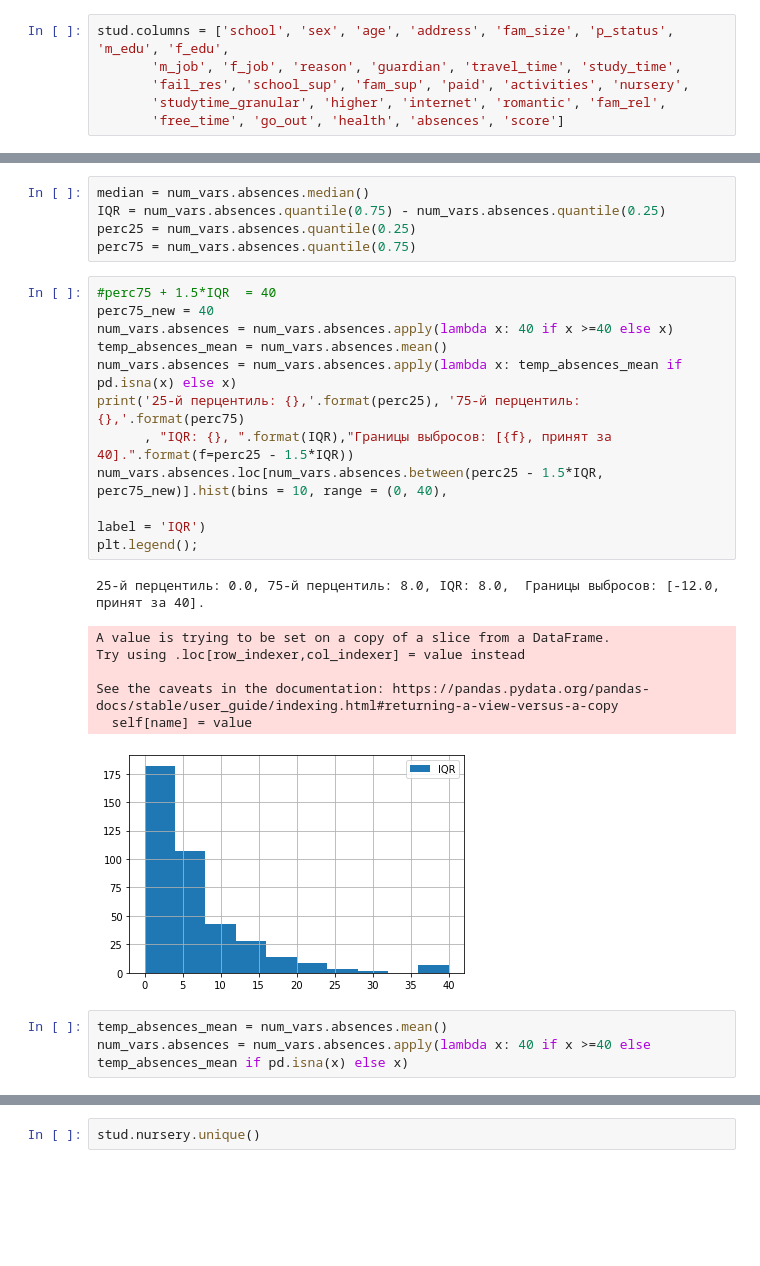
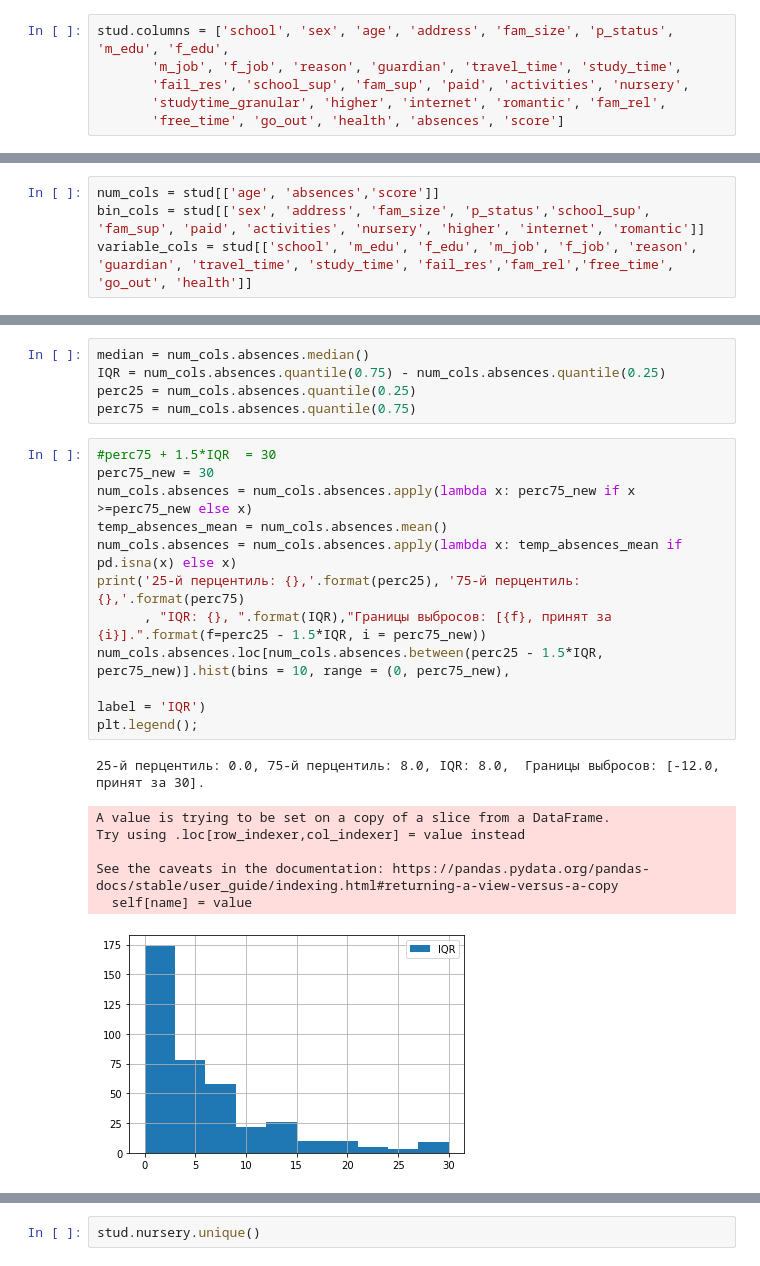
Before and after one commit to AnorVen/skillfactory_rds, a Jupyter notebook: module2/module2.ipynb, the cells around one changed output, grey strips where cells are left out. Drawn from its saved outputs; the diff is of its cells as text; blank space fills up the shorter version.

```diff
--- a/Untitled.ipynb
+++ b/module2/module2.ipynb
@@ -75,0 +139,4 @@ num_vars = stud[['age', 'absences','score']]
+# %%
+num_cols = stud[['age', 'absences','score']]
+bin_cols = stud[['sex', 'address', 'fam_size', 'p_status','school_sup', 'fam_sup', 'paid', 'activities', 'nursery', 'higher', 'internet', 'romantic']]
+variable_cols = stud[['school', 'm_edu', 'f_edu', 'm_job', 'f_job', 'reason', 'guardian', 'travel_time', 'study_time', 'fail_res','fam_rel','free_time', 'go_out', 'health']]
@@ -132,28 +199,25 @@ num_vars.absences.value_counts()
 Name: absences, dtype: int64
 # %%
-median = num_vars.absences.median()
-IQR = num_vars.absences.quantile(0.75) - num_vars.absences.quantile(0.25)
-perc25 = num_vars.absences.quantile(0.25)
-perc75 = num_vars.absences.quantile(0.75)
+median = num_cols.absences.median()
+IQR = num_cols.absences.quantile(0.75) - num_cols.absences.quantile(0.25)
+perc25 = num_cols.absences.quantile(0.25)
+perc75 = num_cols.absences.quantile(0.75)
 # %%
-#perc75 + 1.5*IQR  = 40
-perc75_new = 40
-num_vars.absences = num_vars.absences.apply(lambda x: 40 if x >=40 else x)
-temp_absences_mean = num_vars.absences.mean()
-num_vars.absences = num_vars.absences.apply(lambda x: temp_absences_mean if pd.isna(x) else x)
+#perc75 + 1.5*IQR  = 30
+perc75_new = 30
+num_cols.absences = num_cols.absences.apply(lambda x: perc75_new if x >=perc75_new else x)
+temp_absences_mean = num_cols.absences.mean()
+num_cols.absences = num_cols.absences.apply(lambda x: temp_absences_mean if pd.isna(x) else x)
 print('25-й перцентиль: {},'.format(perc25), '75-й перцентиль: {},'.format(perc75)
-      , "IQR: {}, ".format(IQR),"Границы выбросов: [{f}, принят за 40].".format(f=perc25 - 1.5*IQR))
-num_vars.absences.loc[num_vars.absences.between(perc25 - 1.5*IQR, perc75_new)].hist(bins = 10, range = (0, 40),
+      , "IQR: {}, ".format(IQR),"Границы выбросов: [{f}, принят за {i}].".format(f=perc25 - 1.5*IQR, i = perc75_new))
+num_cols.absences.loc[num_cols.absences.between(perc25 - 1.5*IQR, perc75_new)].hist(bins = 10, range = (0, perc75_new),
                                                                                              label = 'IQR')
 plt.legend();
 # %% [output]
-25-й перцентиль: 0.0, 75-й перцентиль: 8.0, IQR: 8.0,  Границы выбросов: [-12.0, принят за 40].
+25-й перцентиль: 0.0, 75-й перцентиль: 8.0, IQR: 8.0,  Границы выбросов: [-12.0, принят за 30].
 A value is trying to be set on a copy of a slice from a DataFrame.
 Try using .loc[row_indexer,col_indexer] = value instead
 
 See the caveats in the documentation: https://pandas.pydata.org/pandas-docs/stable/user_guide/indexing.html#returning-a-view-versus-a-copy
   self[name] = value
-[figure, old version]
+[figure, new version]
-# %%
-temp_absences_mean = num_vars.absences.mean()
-num_vars.absences = num_vars.absences.apply(lambda x: 40 if x >=40 else temp_absences_mean if pd.isna(x) else x)
```
Also changed, not shown: parts of 24 cells of this notebook, 3 other files.
